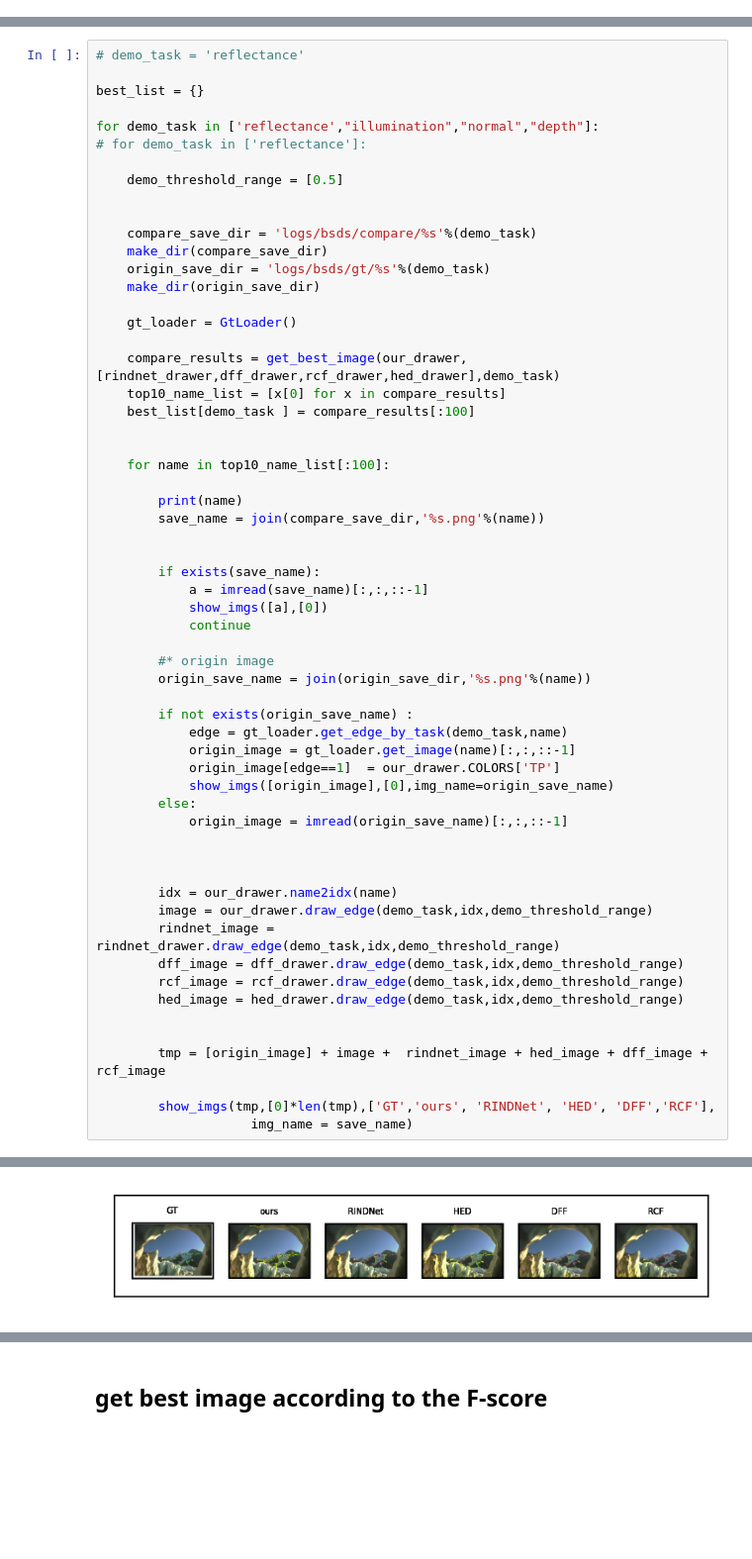
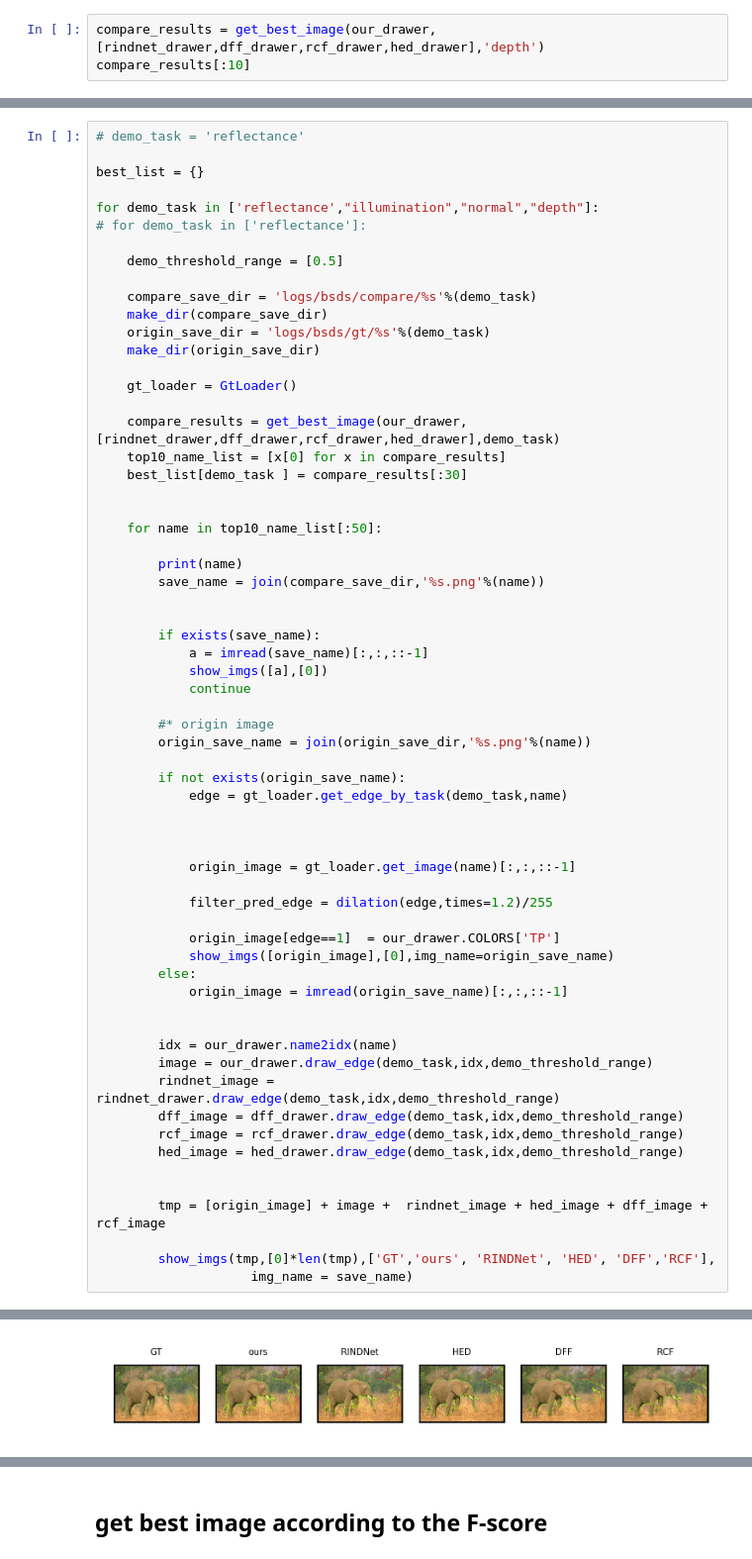
Before and after one commit to Daniellli/ECT, a Jupyter notebook: jupyters/draw_bsds_rind_qualitative_results.ipynb, the cells around one changed output, grey strips where cells are left out. Shown at 99% size. Saved outputs shown, nothing was run; the diff lists cells and outputs as text; blank space fills up the shorter version.

```diff
--- a/jupyters/draw_bsds_rind_qualitative_results.ipynb
+++ b/jupyters/draw_bsds_rind_qualitative_results.ipynb
@@ -57,0 +119,3 @@ hed_drawer = QualitativeDrawer(join(RINDNET_ROOT,"hed"),'hed')
+# %%
+compare_results = get_best_image(our_drawer,[rindnet_drawer,dff_drawer,rcf_drawer,hed_drawer],'depth')
+compare_results[:10]
@@ -65,7 +140,6 @@ for demo_task in ['reflectance',"illumination","normal","depth"]:
 
     demo_threshold_range = [0.5]
 
-
     compare_save_dir = 'logs/bsds/compare/%s'%(demo_task)
     make_dir(compare_save_dir)
     origin_save_dir = 'logs/bsds/gt/%s'%(demo_task)
@@ -75,10 +149,10 @@ for demo_task in ['reflectance',"illumination","normal","depth"]:
 
     compare_results = get_best_image(our_drawer,[rindnet_drawer,dff_drawer,rcf_drawer,hed_drawer],demo_task)
     top10_name_list = [x[0] for x in compare_results]
-    best_list[demo_task ] = compare_results[:100]
+    best_list[demo_task ] = compare_results[:30]
 
 
-    for name in top10_name_list[:100]:
+    for name in top10_name_list[:50]:
 
         print(name)
         save_name = join(compare_save_dir,'%s.png'%(name))
@@ -92,14 +166,19 @@ for demo_task in ['reflectance',"illumination","normal","depth"]:
         #* origin image
         origin_save_name = join(origin_save_dir,'%s.png'%(name))
 
-        if not exists(origin_save_name) :
+        if not exists(origin_save_name):
             edge = gt_loader.get_edge_by_task(demo_task,name)
+
+
+
             origin_image = gt_loader.get_image(name)[:,:,::-1]
+
+            filter_pred_edge = dilation(edge,times=1.2)/255
+
             origin_image[edge==1]  = our_drawer.COLORS['TP']
             show_imgs([origin_image],[0],img_name=origin_save_name)
         else:
             origin_image = imread(origin_save_name)[:,:,::-1]
-
 
 
         idx = our_drawer.name2idx(name)
@@ -119 +214 @@ for demo_task in ['reflectance',"illumination","normal","depth"]:
-[figure, old version]
+[figure, new version]
```
Also changed, not shown: parts of 10 cells of this notebook, 11 other files.
